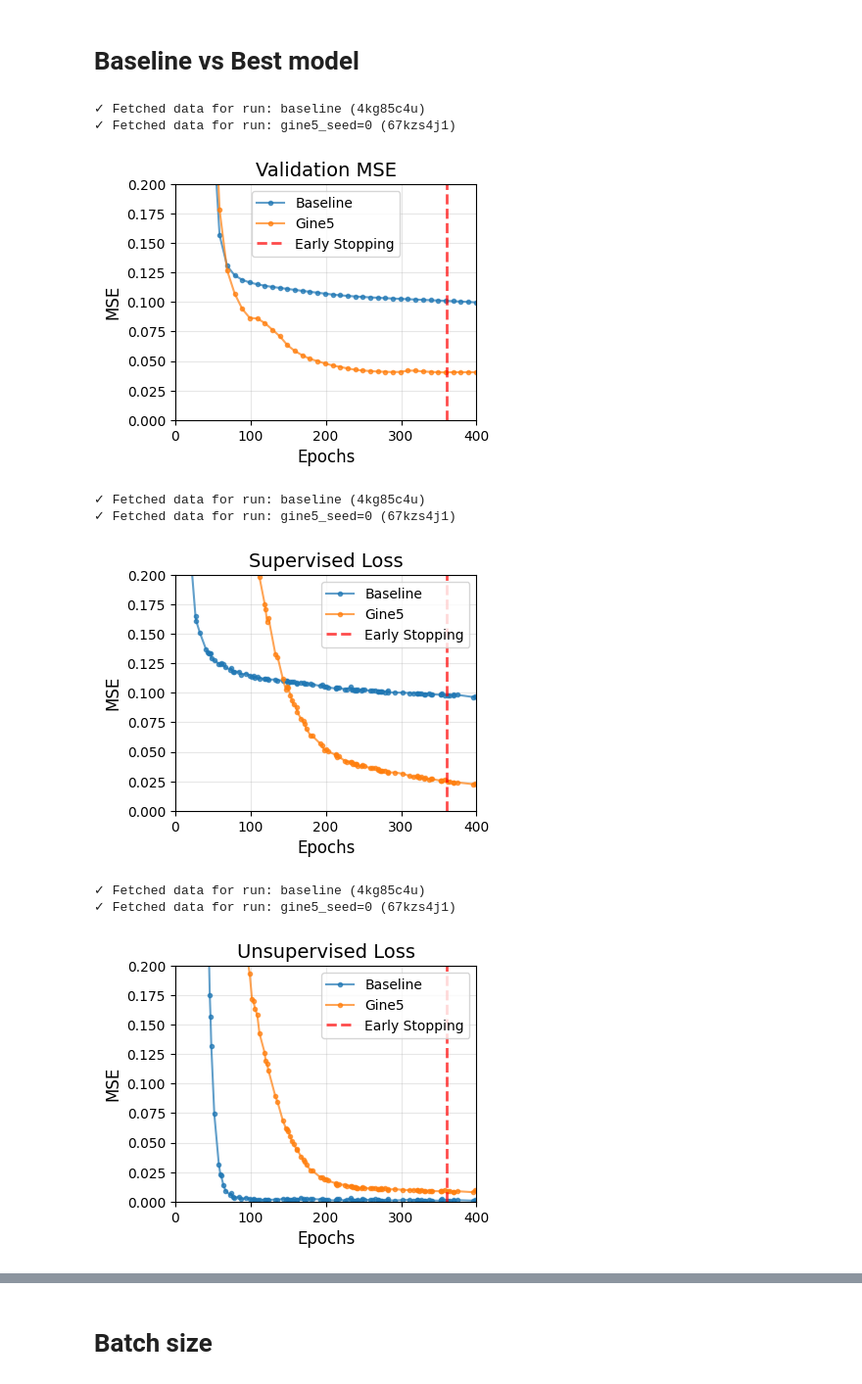
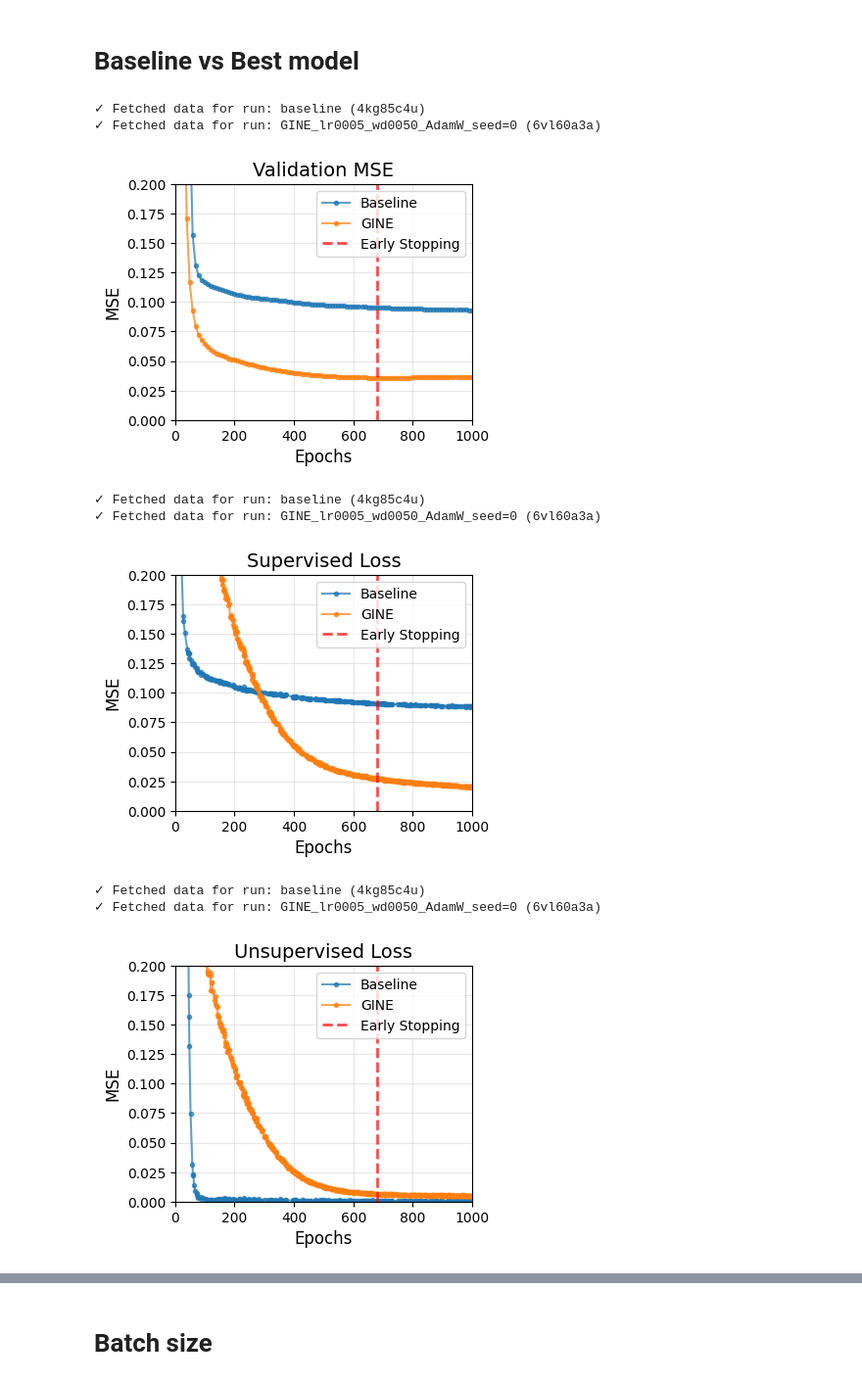
Before and after one commit to CarlaZdravkovicHugod/GNN_semi_supervised_drug_discovery, a Jupyter notebook: src/plot_small.ipynb, the cells around one changed output, grey strips where cells are left out. Shown at 98% size. Cells and saved outputs as stored; diff of their text form; code cells hidden in the pictures.

Commit message:
Updated plots for report

```diff
--- a/src/plot_small.ipynb
+++ b/src/plot_small.ipynb
@@ -10,43 +10,43 @@ entity = "carlahugod-danmarks-tekniske-universitet-dtu"
 project = "GNN_semi_supervised"
 metrics = ['val_MSE', 'supervised_loss', 'unsupervised_loss']
 metric_titles = {'val_MSE': 'Validation MSE', 'supervised_loss': 'Supervised Loss', 'unsupervised_loss': 'Unsupervised Loss'}
-runs_ids = ['4kg85c4u','67kzs4j1']
-labels = ['Baseline', 'Gine5']
+runs_ids = ['4kg85c4u','6vl60a3a']
+labels = ['Baseline', 'GINE']
 
 for metric in metrics:
     runs_data = fetch_multiple_runs(entity, project, runs_ids, metric)
 
     plt.figure(figsize=(4, 3))
     for run_id, data in runs_data.items():
         history = data["history"]
 
         label = labels[runs_ids.index(run_id)] if labels else run_id
 
         # Plot the metric
         if metric in history.columns and "_step" in history.columns:
             # Filter out NaN values
             valid_data = history[[metric, "_step"]].dropna()
             plt.plot(valid_data["_step"], valid_data[metric], label=label, marker='o', markersize=3, alpha=0.7)
         else:
             print(f"Warning: {metric} not found in run {run_id}")
 
-    plt.axvline(x=360, color='red', linestyle='--', linewidth=2, alpha=0.7, label='Early Stopping')
+    plt.axvline(x=680, color='red', linestyle='--', linewidth=2, alpha=0.7, label='Early Stopping')
     plt.legend(loc='best', fontsize=10)
     plt.grid(True, alpha=0.3)
     plt.ylim(0,0.2)
-    plt.xlim(0,400)
+    plt.xlim(0,1000)
     plt.tight_layout()
     plt.title(metric_titles.get(metric, metric), fontsize=14)
     plt.xlabel('Epochs', fontsize=12)
     plt.ylabel('MSE', fontsize=12)
     plt.show()
 # %% [output]
 ✓ Fetched data for run: baseline (4kg85c4u)
-✓ Fetched data for run: gine5_seed=0 (67kzs4j1)
+✓ Fetched data for run: GINE_lr0005_wd0050_AdamW_seed=0 (6vl60a3a)
-[figure, old version]
+[figure, new version]
 ✓ Fetched data for run: baseline (4kg85c4u)
-✓ Fetched data for run: gine5_seed=0 (67kzs4j1)
+✓ Fetched data for run: GINE_lr0005_wd0050_AdamW_seed=0 (6vl60a3a)
-[figure, old version]
+[figure, new version]
 ✓ Fetched data for run: baseline (4kg85c4u)
-✓ Fetched data for run: gine5_seed=0 (67kzs4j1)
+✓ Fetched data for run: GINE_lr0005_wd0050_AdamW_seed=0 (6vl60a3a)
-[figure, old version]
+[figure, new version]
```
Also changed, not shown: parts of 6 cells of this notebook.
